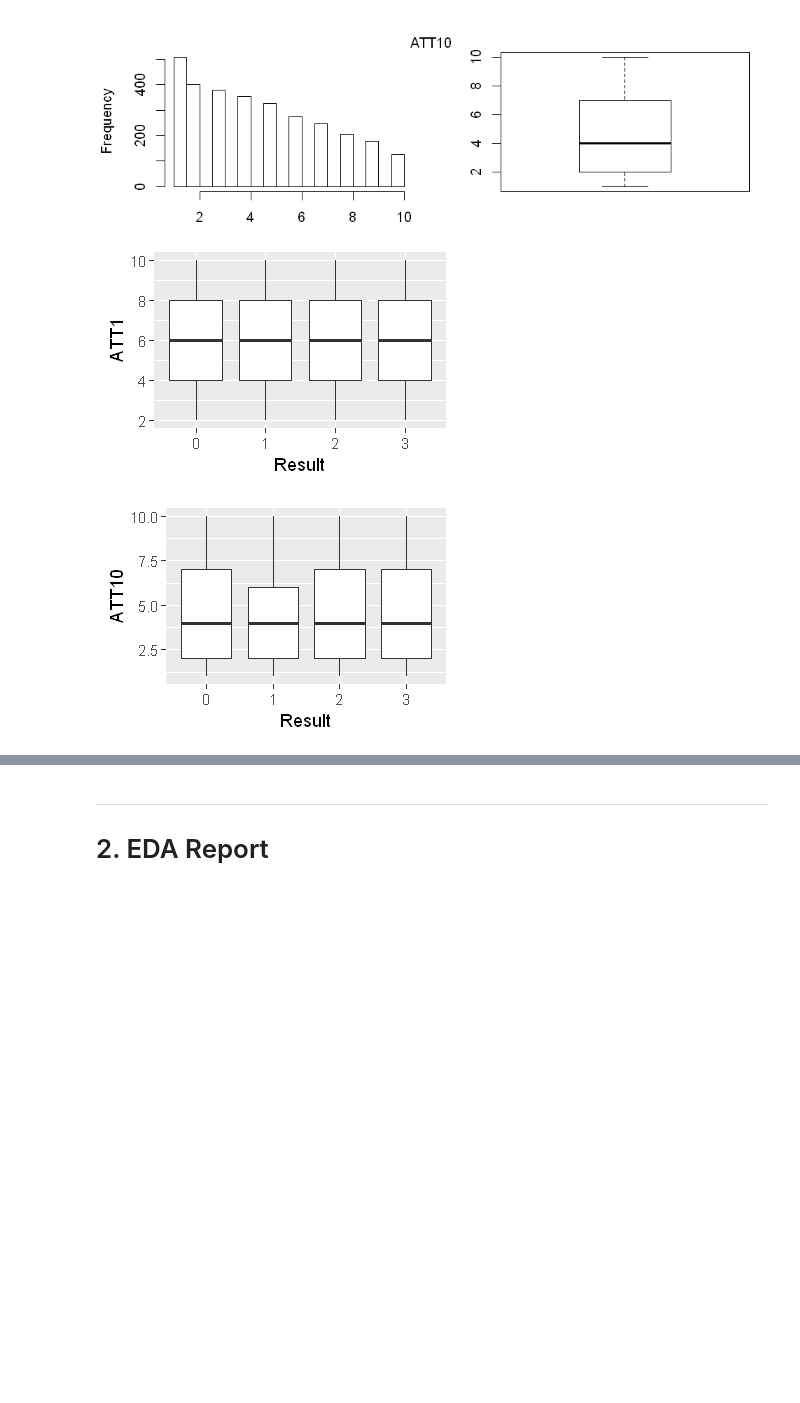
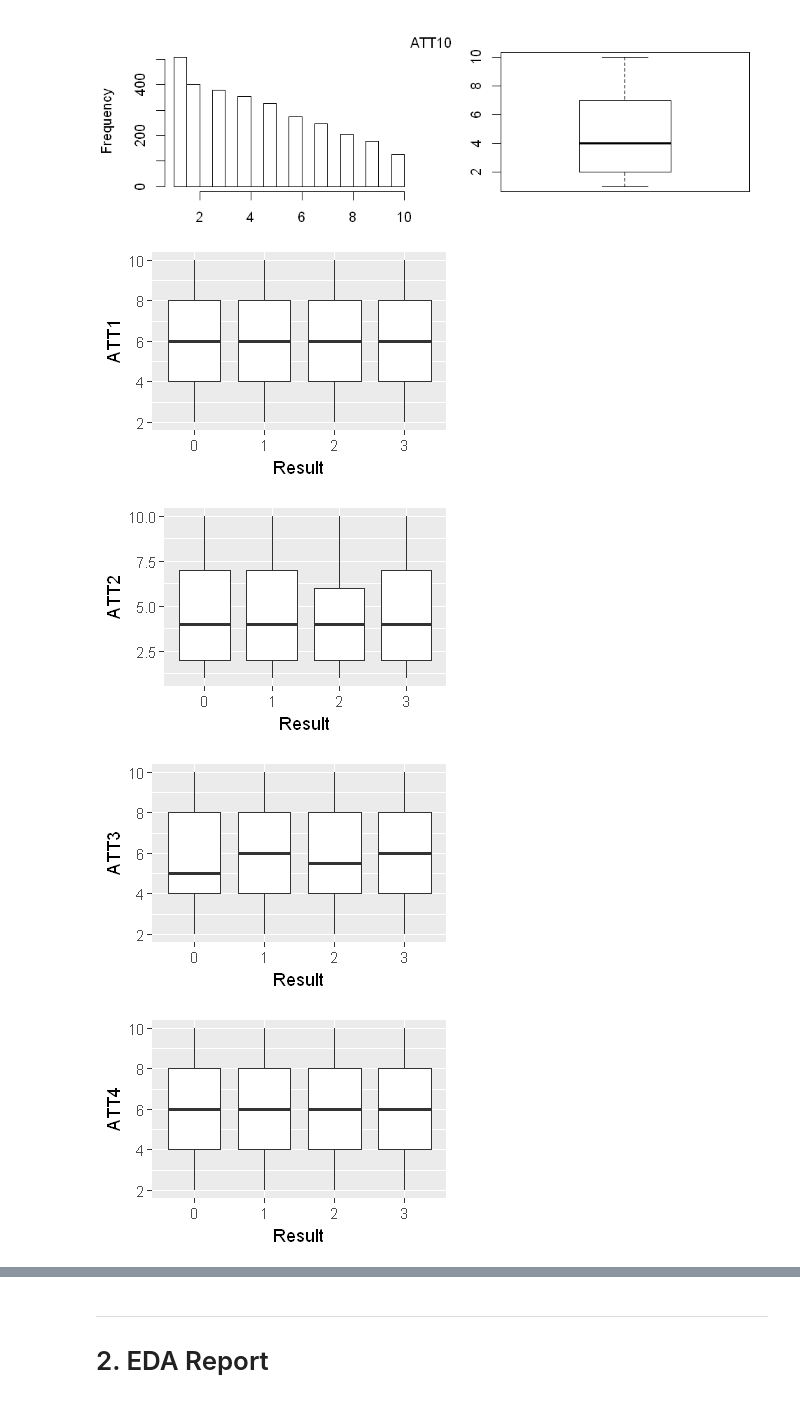
Before and after one commit to codeBehindMe/ADLA3, a Jupyter notebook: groupG.ipynb, the cells around one changed output, grey strips where cells are left out. Drawn from its saved outputs; the diff is of its cells as text; code cells hidden in the pictures; blank space fills up the shorter version.

```diff
--- a/groupG.ipynb
+++ b/groupG.ipynb
@@ -176,18 +281,21 @@ suppressWarnings( par(oldpar)) # Restore settings
 # %%
 options(repr.plot.width = 3)
 options(repr.plot.height = 2)
+par(mfrow = c(2,2));
 ggplot(prostate, aes(x = Result, y = ATT1)) + geom_boxplot()
-#ggplot(prostate, aes(x = Result, y = ATT2)) + geom_boxplot()
-#ggplot(prostate, aes(x = Result, y = ATT3)) + geom_boxplot()
-#ggplot(prostate, aes(x = Result, y = ATT4)) + geom_boxplot()
-#ggplot(prostate, aes(x = Result, y = ATT5)) + geom_boxplot()
-#ggplot(prostate, aes(x = Result, y = ATT6)) + geom_boxplot()
-#ggplot(prostate, aes(x = Result, y = ATT7)) + geom_boxplot()
-#ggplot(prostate, aes(x = Result, y = ATT8)) + geom_boxplot()
-#ggplot(prostate, aes(x = Result, y = ATT9)) + geom_boxplot()
+ggplot(prostate, aes(x = Result, y = ATT2)) + geom_boxplot()
+ggplot(prostate, aes(x = Result, y = ATT3)) + geom_boxplot()
+ggplot(prostate, aes(x = Result, y = ATT4)) + geom_boxplot()
+ggplot(prostate, aes(x = Result, y = ATT5)) + geom_boxplot()
+ggplot(prostate, aes(x = Result, y = ATT6)) + geom_boxplot()
+ggplot(prostate, aes(x = Result, y = ATT7)) + geom_boxplot()
+ggplot(prostate, aes(x = Result, y = ATT8)) + geom_boxplot()
+ggplot(prostate, aes(x = Result, y = ATT9)) + geom_boxplot()
 ggplot(prostate, aes(x = Result, y = ATT10)) + geom_boxplot()
 options(repr.plot.width = 6)
 options(repr.plot.height = 4)
 # %% [output]
-[figure, old version]
+[figure, new version]
-[figure, old version]
+[figure, new version]
+[figure, added]
+[figure, added]
```
Also changed, not shown: parts of 141 cells of this notebook, 6 other files.
